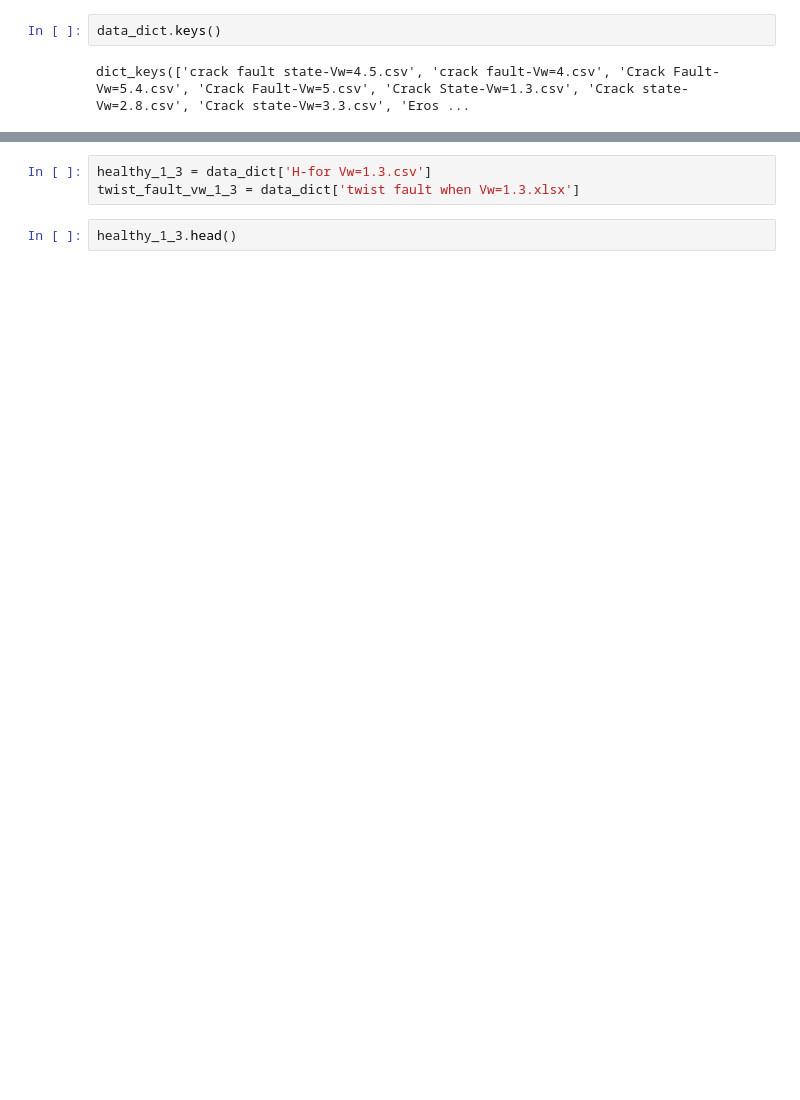
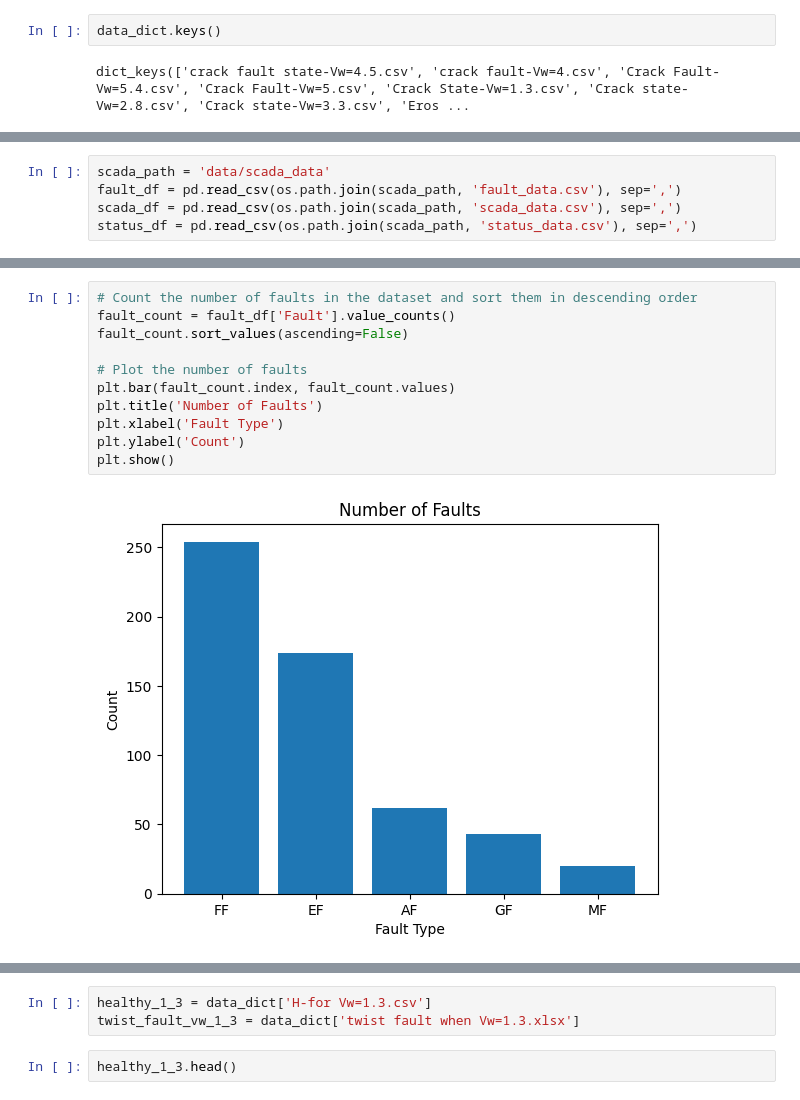
Before and after one commit to NehemiahSolis/Wind-Turbine-Fault-Detection, a Jupyter notebook: wind_turbine_fault_detection.ipynb, the cells around one changed output, grey strips where cells are left out. Drawn from its saved outputs; the diff is of its cells as text; blank space fills up the shorter version.

```diff
--- a/wind_turbine_fault_detection.ipynb
+++ b/wind_turbine_fault_detection.ipynb
@@ -27,0 +108,5 @@ dict_keys(['crack fault state-Vw=4.5.csv', 'crack fault-Vw=4.csv', 'Crack Fault-
+# %%
+scada_path = 'data/scada_data'
+fault_df = pd.read_csv(os.path.join(scada_path, 'fault_data.csv'), sep=',')
+scada_df = pd.read_csv(os.path.join(scada_path, 'scada_data.csv'), sep=',')
+status_df = pd.read_csv(os.path.join(scada_path, 'status_data.csv'), sep=',')
@@ -27,0 +135,13 @@ dict_keys(['crack fault state-Vw=4.5.csv', 'crack fault-Vw=4.csv', 'Crack Fault-
+# %%
+# Count the number of faults in the dataset and sort them in descending order
+fault_count = fault_df['Fault'].value_counts()
+fault_count.sort_values(ascending=False)
+
+# Plot the number of faults
+plt.bar(fault_count.index, fault_count.values)
+plt.title('Number of Faults')
+plt.xlabel('Fault Type')
+plt.ylabel('Count')
+plt.show()
+# %% [output]
+[figure, added]
```
Also changed, not shown: parts of 28 cells of this notebook.
